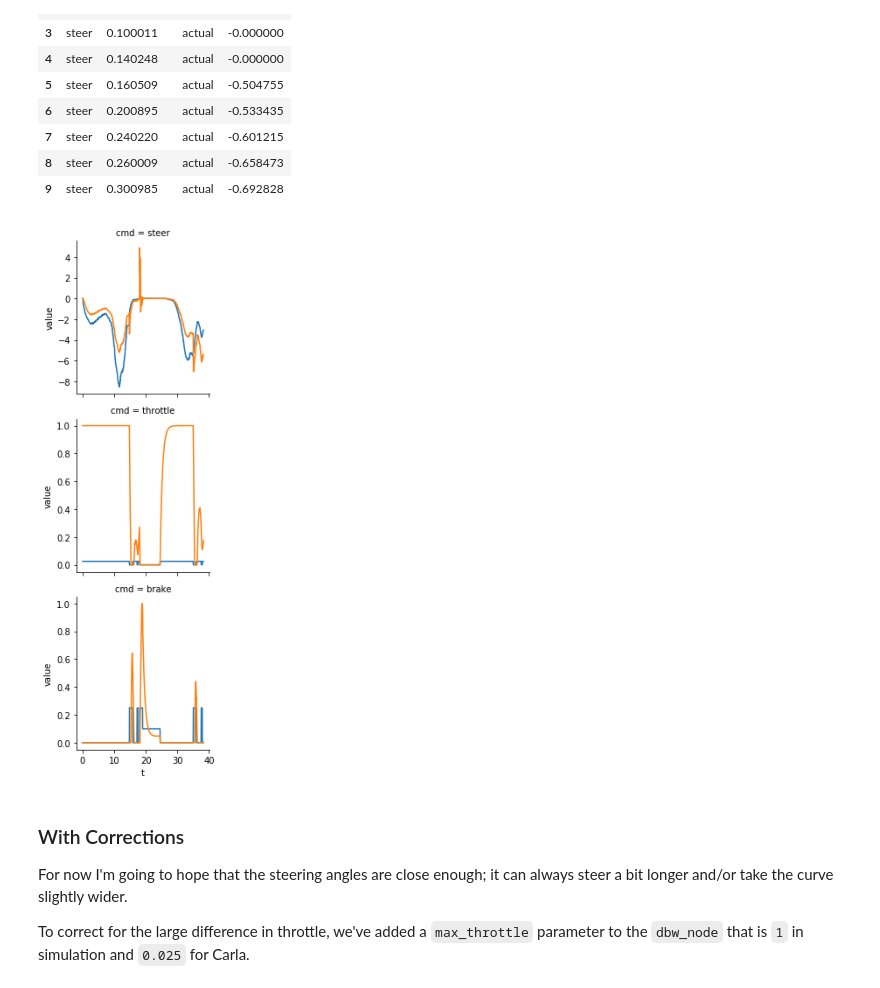
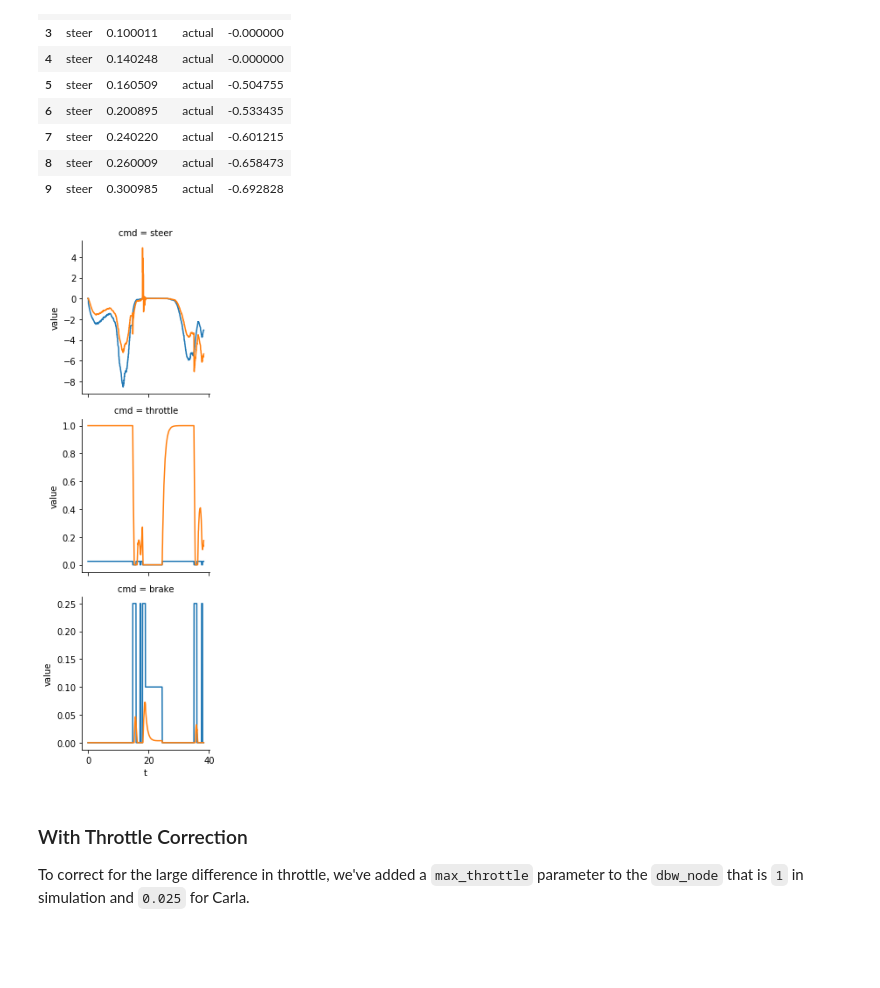
Before and after one commit to jdleesmiller/CarND-Capstone, a Jupyter notebook: data/dbw_test.ipynb, the cells around one changed output. Saved outputs shown, nothing was run; the diff lists cells and outputs as text; code cells hidden in the pictures; blank space fills up the shorter version.

```diff
--- a/data/dbw_test.ipynb
+++ b/data/dbw_test.ipynb
@@ -61,22 +61,21 @@ data_1[0:10]
 # %%
 def plot_cmds(data):
     # The brake commands in the reference dataset are percentages,
-    # but we're using the torque values. Normalize to get something
-    # like a comparable scale.
+    # but we're using the torque values. I'm assuming that the documentation
+    # http://docs.ros.org/kinetic/api/dbw_mkz_msgs/html/msg/BrakeCmd.html
+    # is correct, and the maximum torque is 3250Nm.
     data = data.copy()
     is_brake = (data['cmd'] == 'brake') & (data['variable'] == 'proposed')
-    data.loc[is_brake, 'value'] = data[is_brake]['value'] / data[is_brake]['value'].max()
+    data.loc[is_brake, 'value'] = data[is_brake]['value'] / 3250.0
 
     g = sns.FacetGrid(
         data, row='cmd', hue='variable', sharex=True, sharey=False)
     g = g.map(plt.plot, 't', 'value')
 plot_cmds(data_1)
 # %% [output]
-[figure, old version]
+[figure, new version]
 # %% [markdown]
-### With Corrections
-
-For now I'm going to hope that the steering angles are close enough; it can always steer a bit longer and/or take the curve slightly wider.
+### With Throttle Correction
 
 To correct for the large difference in throttle, we've added a `max_throttle` parameter to the `dbw_node` that is `1` in simulation and `0.025` for Carla.
 # %%
```
Also changed, not shown: parts of 5 cells of this notebook, 3 other files.
